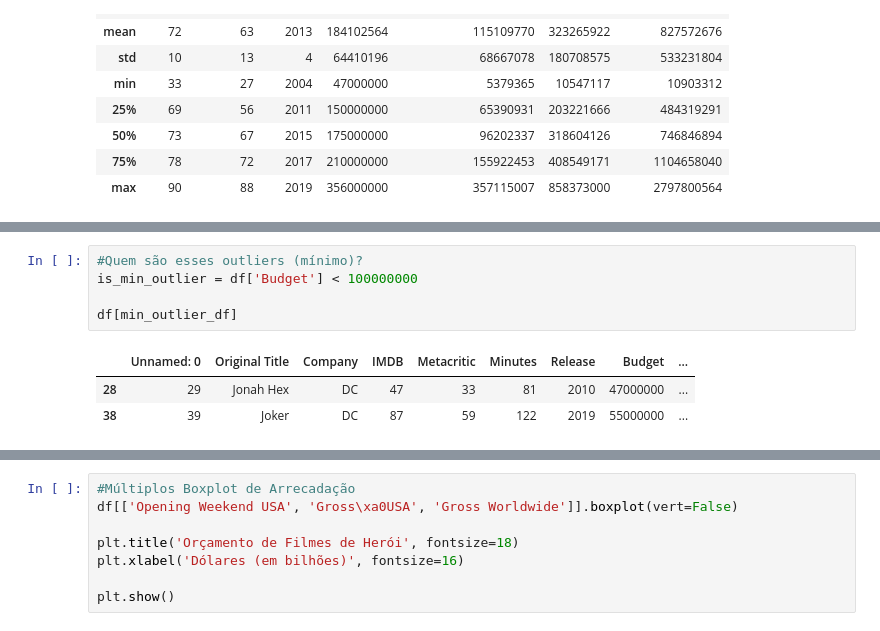
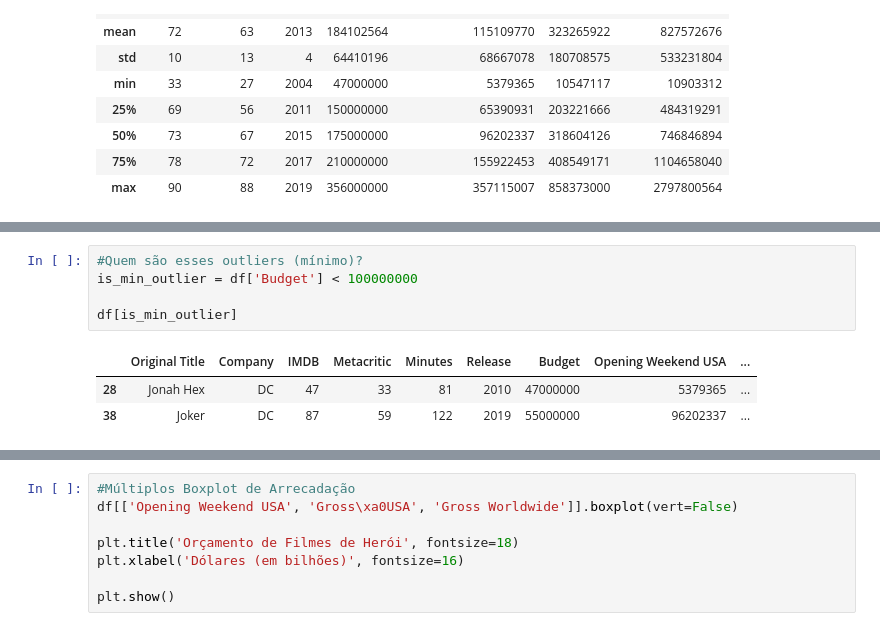
Before and after one commit to lucaslattari/HistogramsAndBoxPlots, a Jupyter notebook: Histogram_BoxPlot.ipynb, the cells around one changed output, grey strips where cells are left out. Saved outputs shown, nothing was run; the diff lists cells and outputs as text.

```diff
--- a/Histogram_BoxPlot.ipynb
+++ b/Histogram_BoxPlot.ipynb
@@ -112,12 +110,12 @@ plt.show()
 # %%
 #Quem são esses outliers (mínimo)?
 is_min_outlier = df['Budget'] < 100000000
 
-df[min_outlier_df]
+df[is_min_outlier]
 # %% [output]
-|  | Unnamed: 0 | Original Title | Company | IMDB | Metacritic | Minutes | Release | Budget | ... |
-| 28 | 29 | Jonah Hex | DC | 47 | 33 | 81 | 2010 | 47000000 | ... |
-| 38 | 39 | Joker | DC | 87 | 59 | 122 | 2019 | 55000000 | ... |
+|  | Original Title | Company | IMDB | Metacritic | Minutes | Release | Budget | Opening Weekend USA | ... |
+| 28 | Jonah Hex | DC | 47 | 33 | 81 | 2010 | 47000000 | 5379365 | ... |
+| 38 | Joker | DC | 87 | 59 | 122 | 2019 | 55000000 | 96202337 | ... |
 # %%
 #Quem são esses outliers (máximo)?
 is_max_outlier = df['Budget'] > 300000000
```
Also changed, not shown: parts of 8 cells of this notebook.
